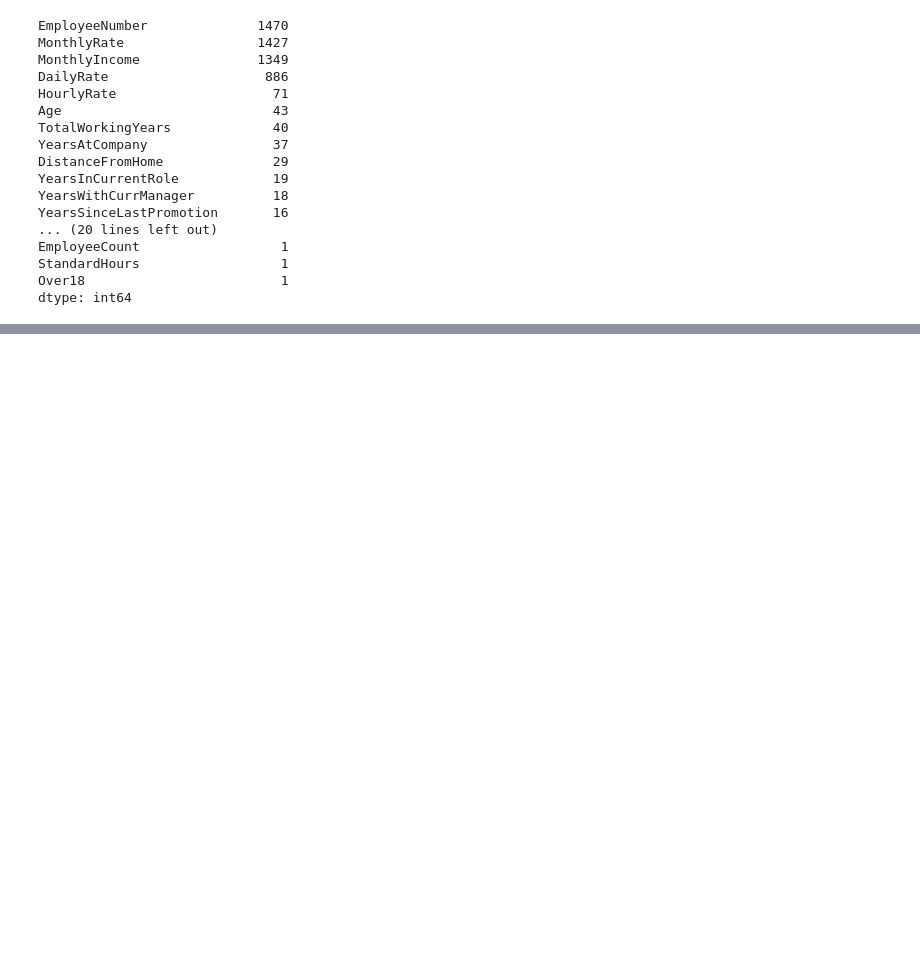
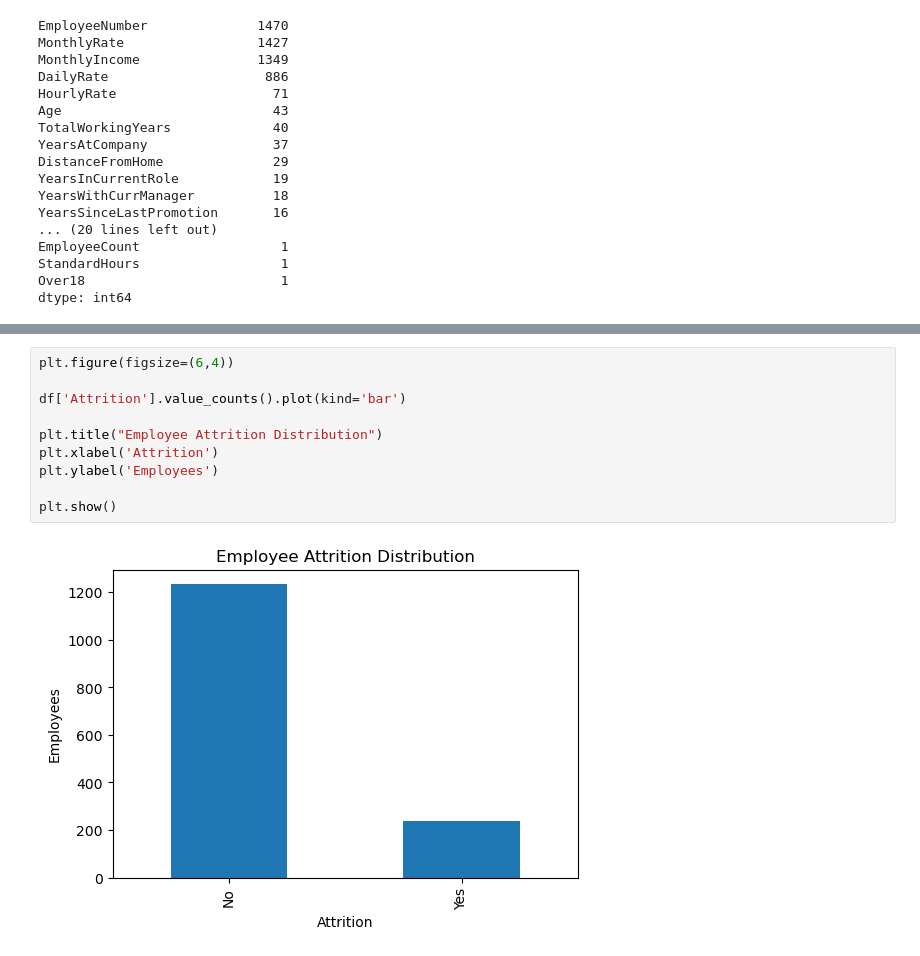
Before and after one commit to hafizahmadadilaiengineer/machine-learning-projects, a Jupyter notebook: 06-Employee Attrition Prediction System/notebooks/01_eda.ipynb, the cells around one changed output, grey strips where cells are left out. Cells and saved outputs as stored; diff of their text form; blank space fills up the shorter version.

```diff
--- a/06-Employee Attrition Prediction System/notebooks/01_eda.ipynb
+++ b/06-Employee Attrition Prediction System/notebooks/01_eda.ipynb
@@ -158,0 +300,12 @@ dtype: int64
+# %%
+plt.figure(figsize=(6,4))
+
+df['Attrition'].value_counts().plot(kind='bar')
+
+plt.title("Employee Attrition Distribution")
+plt.xlabel('Attrition')
+plt.ylabel('Employees')
+
+plt.show()
+# %% [output]
+[figure, added]
```
Also changed, not shown: parts of 23 cells of this notebook.
